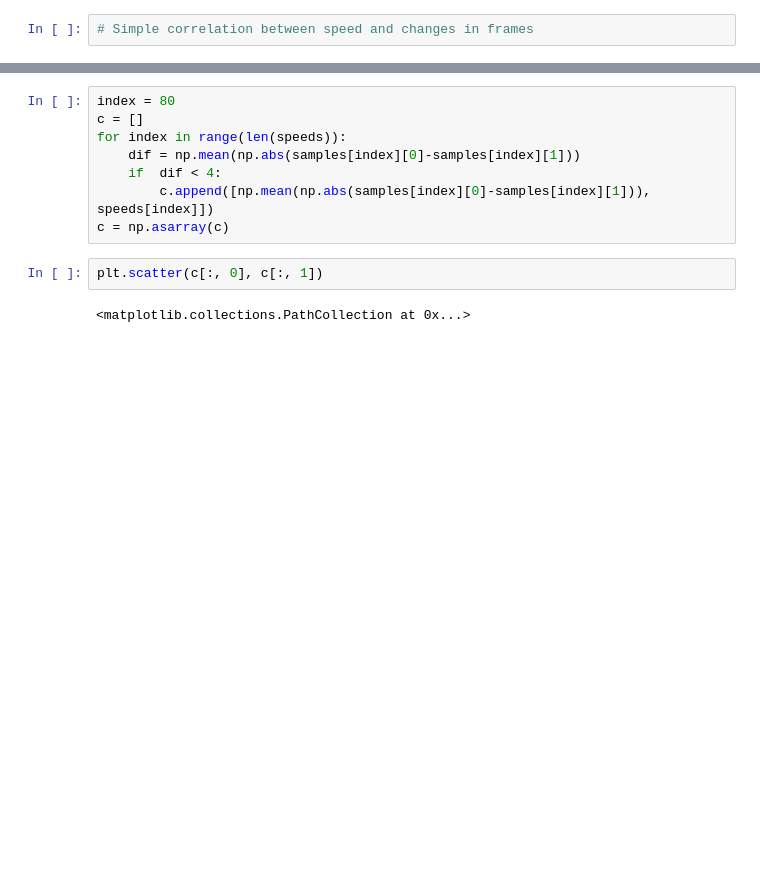
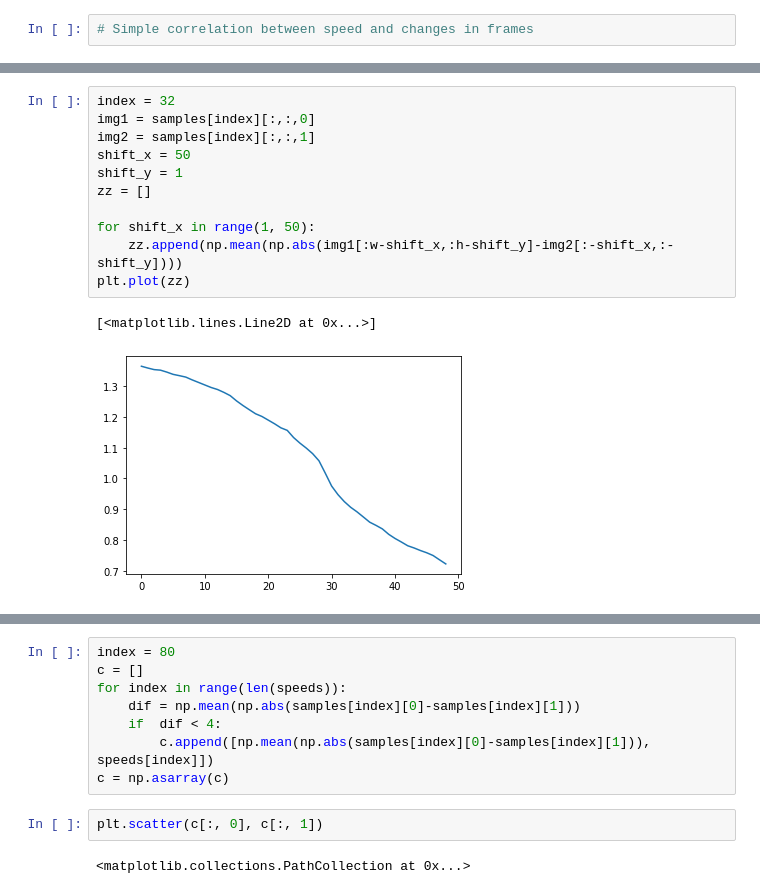
Before and after one commit to rezabonyadi/car_speed_estimation, a Jupyter notebook: Untitled2.ipynb, the cells around one changed output, grey strips where cells are left out. Cells and saved outputs as stored; diff of their text form; blank space fills up the shorter version.

```diff
--- a/Untitled2.ipynb
+++ b/Untitled2.ipynb
@@ -62,0 +138,14 @@ plt.show()
+# %%
+index = 32
+img1 = samples[index][:,:,0]
+img2 = samples[index][:,:,1]
+shift_x = 50
+shift_y = 1
+zz = []
+
+for shift_x in range(1, 50):
+    zz.append(np.mean(np.abs(img1[:w-shift_x,:h-shift_y]-img2[:-shift_x,:-shift_y])))
+plt.plot(zz)
+# %% [output]
+[<matplotlib.lines.Line2D at 0x...>]
+[figure, added]
```
Also changed, not shown: parts of 19 cells of this notebook, 1 other file.
